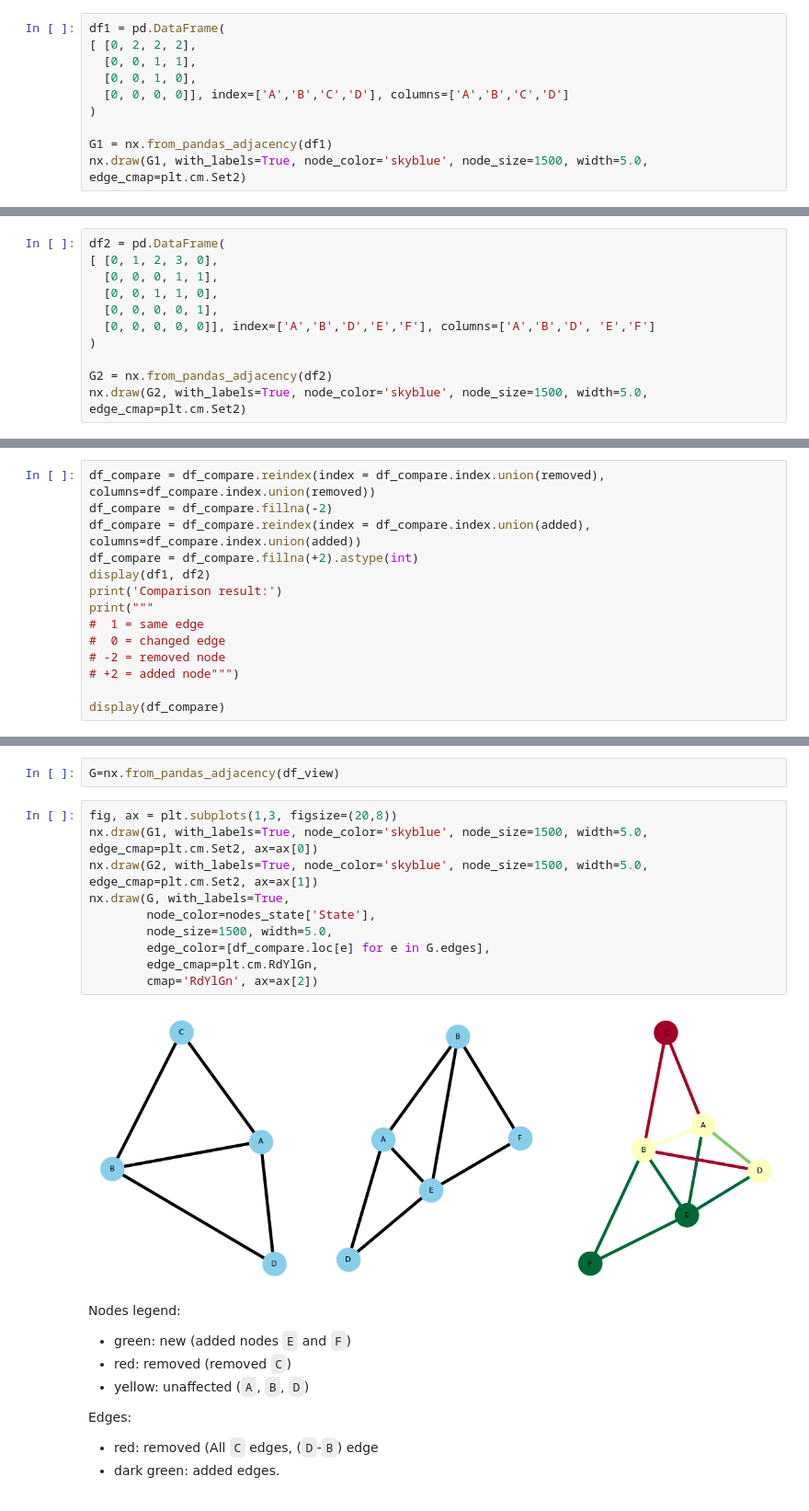
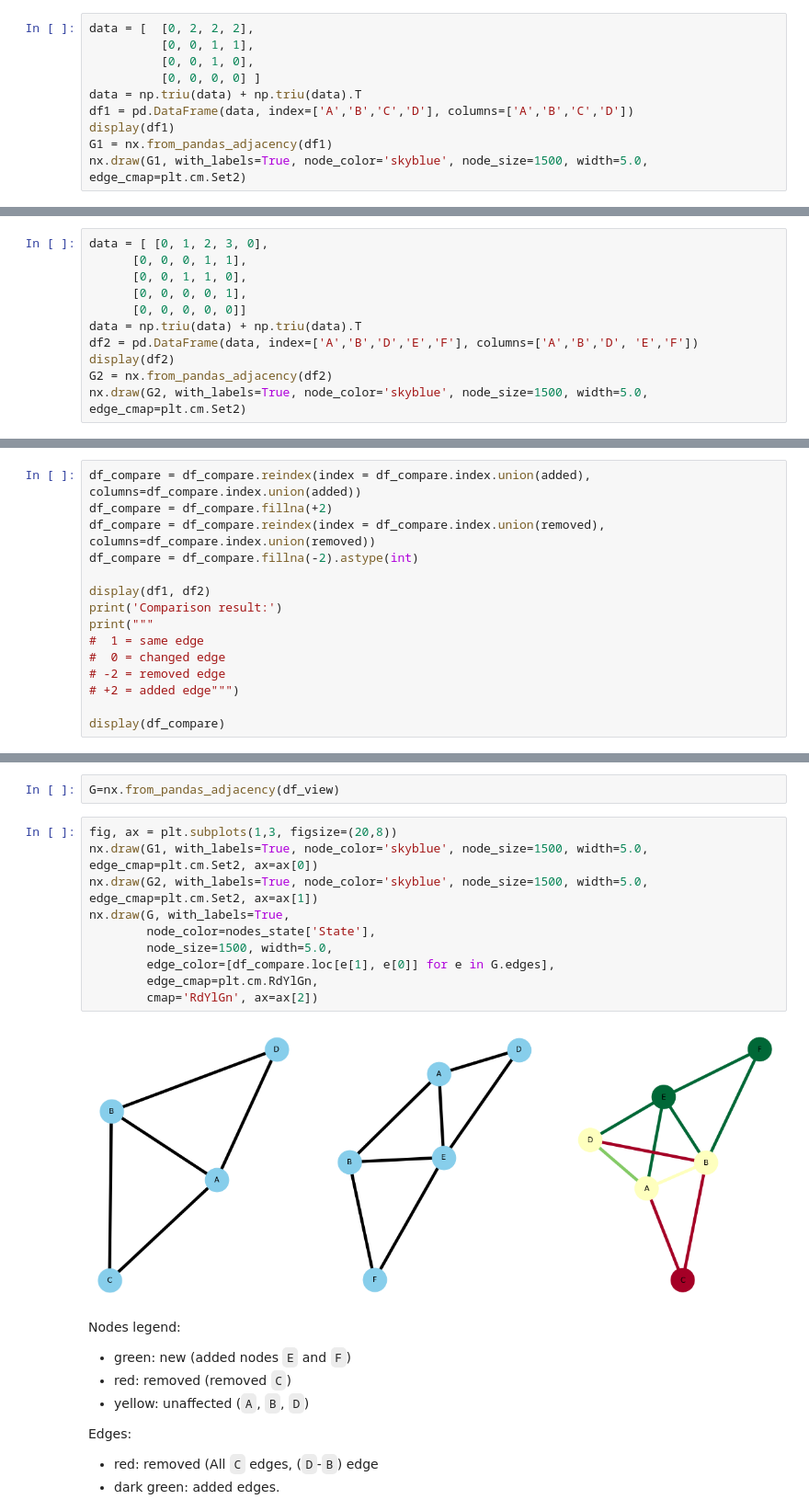
Before and after one commit to nchaly/mc_research, a Jupyter notebook: etc/graph_diff.ipynb, the cells around one changed output, grey strips where cells are left out. Shown at 92% size. Drawn from its saved outputs; the diff is of its cells as text.

```diff
--- a/etc/graph_diff.ipynb
+++ b/etc/graph_diff.ipynb
@@ -15,13 +15,13 @@ pd: 1.0.1
 # %% [markdown]
 First graph
 # %%
-df1 = pd.DataFrame(
-[ [0, 2, 2, 2],
-  [0, 0, 1, 1],
-  [0, 0, 1, 0],
-  [0, 0, 0, 0]], index=['A','B','C','D'], columns=['A','B','C','D']
-)
-
+data = [  [0, 2, 2, 2],
+          [0, 0, 1, 1],
+          [0, 0, 1, 0],
+          [0, 0, 0, 0] ]
+data = np.triu(data) + np.triu(data).T
+df1 = pd.DataFrame(data, index=['A','B','C','D'], columns=['A','B','C','D'])
+display(df1)
 G1 = nx.from_pandas_adjacency(df1)
 nx.draw(G1, with_labels=True, node_color='skyblue', node_size=1500, width=5.0, edge_cmap=plt.cm.Set2)
 # %% [output]
@@ -30,14 +35,14 @@ nx.draw(G1, with_labels=True, node_color='skyblue', node_size=1500, width=5.0, e
 Second graph.
 Node `C` is removed, two new nodes `E` and `F` added.
 # %%
-df2 = pd.DataFrame(
-[ [0, 1, 2, 3, 0],
-  [0, 0, 0, 1, 1],
-  [0, 0, 1, 1, 0],
-  [0, 0, 0, 0, 1],
-  [0, 0, 0, 0, 0]], index=['A','B','D','E','F'], columns=['A','B','D', 'E','F']
-)
-
+data = [ [0, 1, 2, 3, 0],
+      [0, 0, 0, 1, 1],
+      [0, 0, 1, 1, 0],
+      [0, 0, 0, 0, 1],
+      [0, 0, 0, 0, 0]]
+data = np.triu(data) + np.triu(data).T
+df2 = pd.DataFrame(data, index=['A','B','D','E','F'], columns=['A','B','D', 'E','F'])
+display(df2)
 G2 = nx.from_pandas_adjacency(df2)
 nx.draw(G2, with_labels=True, node_color='skyblue', node_size=1500, width=5.0, edge_cmap=plt.cm.Set2)
 # %% [output]
@@ -91,17 +102,18 @@ df_compare
 # %% [markdown]
 Add info about added/removed nodes
 # %%
+df_compare = df_compare.reindex(index = df_compare.index.union(added), columns=df_compare.index.union(added))
+df_compare = df_compare.fillna(+2)
 df_compare = df_compare.reindex(index = df_compare.index.union(removed), columns=df_compare.index.union(removed))
-df_compare = df_compare.fillna(-2)
-df_compare = df_compare.reindex(index = df_compare.index.union(added), columns=df_compare.index.union(added))
-df_compare = df_compare.fillna(+2).astype(int)
+df_compare = df_compare.fillna(-2).astype(int)
+
 display(df1, df2)
 print('Comparison result:')
 print("""
 #  1 = same edge
 #  0 = changed edge
-# -2 = removed node
-# +2 = added node""")
+# -2 = removed edge
+# +2 = added edge""")
 
 display(df_compare)
 # %% [output]
@@ -160,15 +219,15 @@ G=nx.from_pandas_adjacency(df_view)
 # %%
 fig, ax = plt.subplots(1,3, figsize=(20,8))
 nx.draw(G1, with_labels=True, node_color='skyblue', node_size=1500, width=5.0, edge_cmap=plt.cm.Set2, ax=ax[0])
 nx.draw(G2, with_labels=True, node_color='skyblue', node_size=1500, width=5.0, edge_cmap=plt.cm.Set2, ax=ax[1])
 nx.draw(G, with_labels=True,
         node_color=nodes_state['State'],
         node_size=1500, width=5.0,
-        edge_color=[df_compare.loc[e] for e in G.edges],
+        edge_color=[df_compare.loc[e[1], e[0]] for e in G.edges],
         edge_cmap=plt.cm.RdYlGn,
         cmap='RdYlGn', ax=ax[2])
 # %% [output]
-[figure, old version]
+[figure, new version]
 # %% [markdown]
 Nodes legend:
 
```
Also changed, not shown: parts of 11 cells of this notebook.
